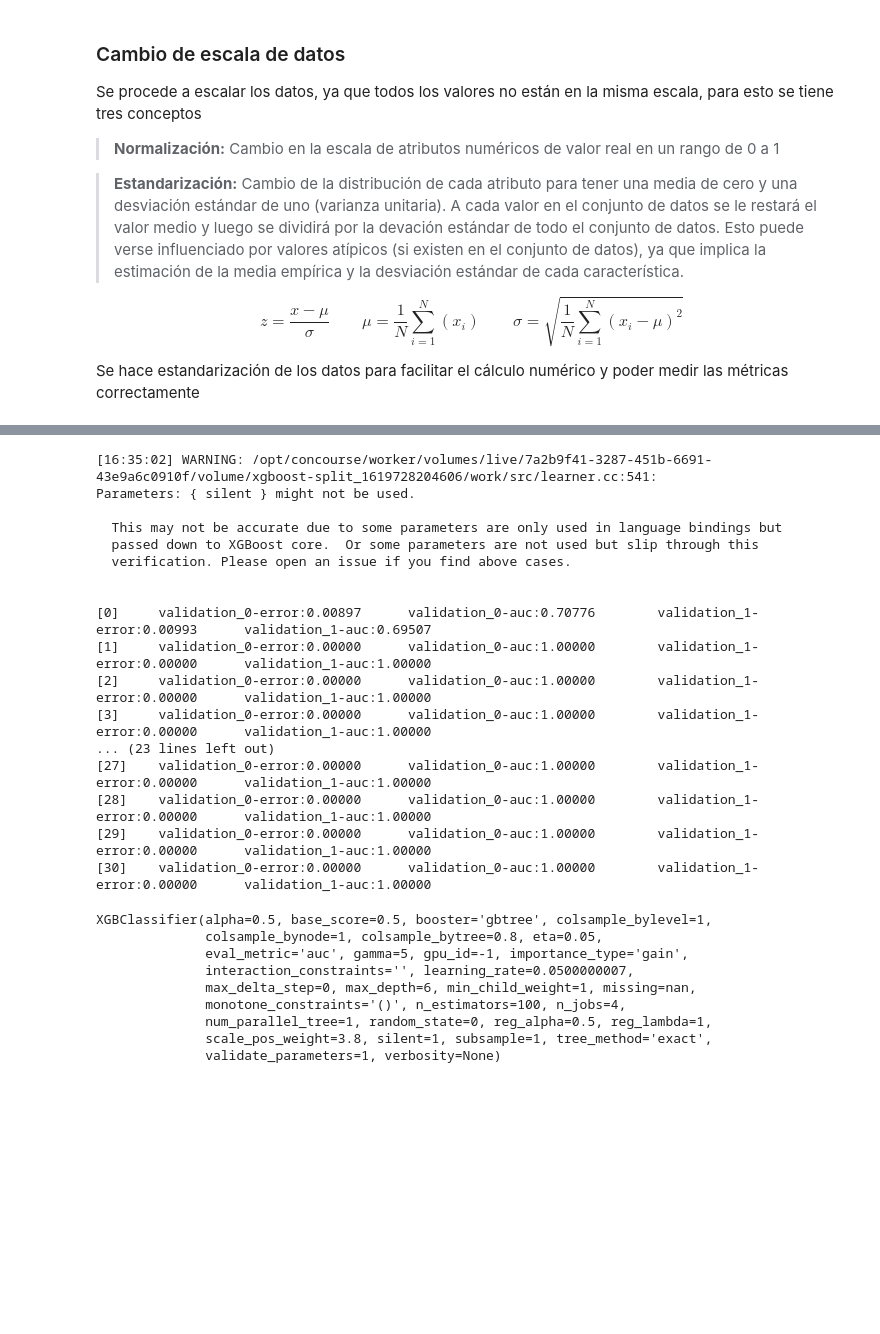
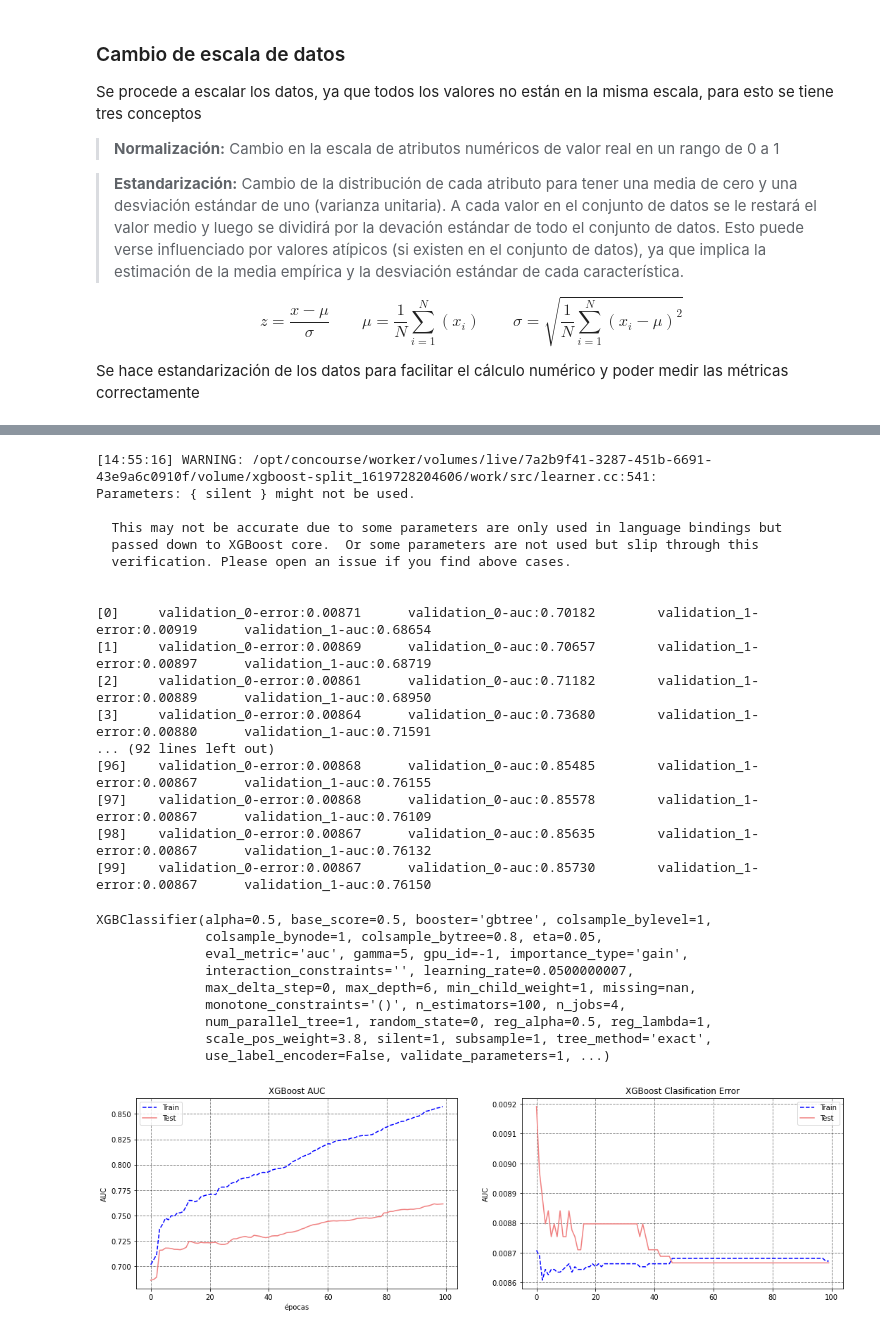
Before and after one commit to jomen93/Cartera, a Jupyter notebook: Modelo.ipynb, the cells around one changed output, grey strips where cells are left out. Drawn from its saved outputs; the diff is of its cells as text; code cells hidden in the pictures; blank space fills up the shorter version.

```diff
--- a/Modelo.ipynb
+++ b/Modelo.ipynb
@@ -590,7 +571,8 @@ params = {"booster":"gbtree",
           "objective":"binary:logistic",
           "eval_metric":"auc",
           "colsample_bytree":0.8,
-          "subsample":1
+          "subsample":1,
+          "use_label_encoder":False,
          }
 
 xgb_model = XGBClassifier(**params, scale_pos_weight=3.8)
@@ -602,7 +584,7 @@ xgb_model.fit(X_train,
               early_stopping_rounds=30
              )
 # %% [output]
-[16:35:02] WARNING: /opt/concourse/worker/volumes/live/7a2b9f41-3287-451b-6691-43e9a6c0910f/volume/xgboost-split_1619728204606/work/src/learner.cc:541:
+[14:55:16] WARNING: /opt/concourse/worker/volumes/live/7a2b9f41-3287-451b-6691-43e9a6c0910f/volume/xgboost-split_1619728204606/work/src/learner.cc:541:
 Parameters: { silent } might not be used.
 
   This may not be accurate due to some parameters are only used in language bindings but
@@ -610,15 +592,15 @@ Parameters: { silent } might not be used.
   verification. Please open an issue if you find above cases.
 
 
-[0]     validation_0-error:0.00897      validation_0-auc:0.70776        validation_1-error:0.00993      validation_1-auc:0.69507
-[1]     validation_0-error:0.00000      validation_0-auc:1.00000        validation_1-error:0.00000      validation_1-auc:1.00000
-[2]     validation_0-error:0.00000      validation_0-auc:1.00000        validation_1-error:0.00000      validation_1-auc:1.00000
-[3]     validation_0-error:0.00000      validation_0-auc:1.00000        validation_1-error:0.00000      validation_1-auc:1.00000
-... (23 lines left out)
-[27]    validation_0-error:0.00000      validation_0-auc:1.00000        validation_1-error:0.00000      validation_1-auc:1.00000
-[28]    validation_0-error:0.00000      validation_0-auc:1.00000        validation_1-error:0.00000      validation_1-auc:1.00000
-[29]    validation_0-error:0.00000      validation_0-auc:1.00000        validation_1-error:0.00000      validation_1-auc:1.00000
-[30]    validation_0-error:0.00000      validation_0-auc:1.00000        validation_1-error:0.00000      validation_1-auc:1.00000
+[0]     validation_0-error:0.00871      validation_0-auc:0.70182        validation_1-error:0.00919      validation_1-auc:0.68654
+[1]     validation_0-error:0.00869      validation_0-auc:0.70657        validation_1-error:0.00897      validation_1-auc:0.68719
+[2]     validation_0-error:0.00861      validation_0-auc:0.71182        validation_1-error:0.00889      validation_1-auc:0.68950
+[3]     validation_0-error:0.00864      validation_0-auc:0.73680        validation_1-error:0.00880      validation_1-auc:0.71591
+... (92 lines left out)
+[96]    validation_0-error:0.00868      validation_0-auc:0.85485        validation_1-error:0.00867      validation_1-auc:0.76155
+[97]    validation_0-error:0.00868      validation_0-auc:0.85578        validation_1-error:0.00867      validation_1-auc:0.76109
+[98]    validation_0-error:0.00867      validation_0-auc:0.85635        validation_1-error:0.00867      validation_1-auc:0.76132
+[99]    validation_0-error:0.00867      validation_0-auc:0.85730        validation_1-error:0.00867      validation_1-auc:0.76150
 XGBClassifier(alpha=0.5, base_score=0.5, booster='gbtree', colsample_bylevel=1,
               colsample_bynode=1, colsample_bytree=0.8, eta=0.05,
               eval_metric='auc', gamma=5, gpu_id=-1, importance_type='gain',
@@ -627,4 +609,29 @@ XGBClassifier(alpha=0.5, base_score=0.5, booster='gbtree', colsample_bylevel=1,
               monotone_constraints='()', n_estimators=100, n_jobs=4,
               num_parallel_tree=1, random_state=0, reg_alpha=0.5, reg_lambda=1,
               scale_pos_weight=3.8, silent=1, subsample=1, tree_method='exact',
-              validate_parameters=1, verbosity=None)
+              use_label_encoder=False, validate_parameters=1, ...)
+# %%
+results = xgb_model.evals_result()
+epoch   = len(results["validation_0"]["error"])
+x_axis  = range(0, epoch)
+
+fig = plt.figure(figsize=(18,5))
+
+plt.subplot(121)
+plt.plot(x_axis, results["validation_0"]["auc"], "b--",label="Train")
+plt.plot(x_axis, results["validation_1"]["auc"], "lightcoral", label="Test")
+plt.legend()
+plt.ylabel("AUC")
+plt.xlabel("épocas")
+plt.title("XGBoost AUC")
+plt.grid(color='k', alpha=0.5, linestyle='dashed', linewidth=0.9)
+
+plt.subplot(122)
+plt.plot(x_axis, results["validation_0"]["error"], "b--",label="Train")
+plt.plot(x_axis, results["validation_1"]["error"], "lightcoral",label="Test")
+plt.legend()
+plt.ylabel("AUC")
+plt.title("XGBoost Clasification Error")
+plt.grid(color='k', alpha=0.5, linestyle='dashed', linewidth=0.9)
+# %% [output]
+[figure, added]
```
Also changed, not shown: parts of 36 cells of this notebook.
